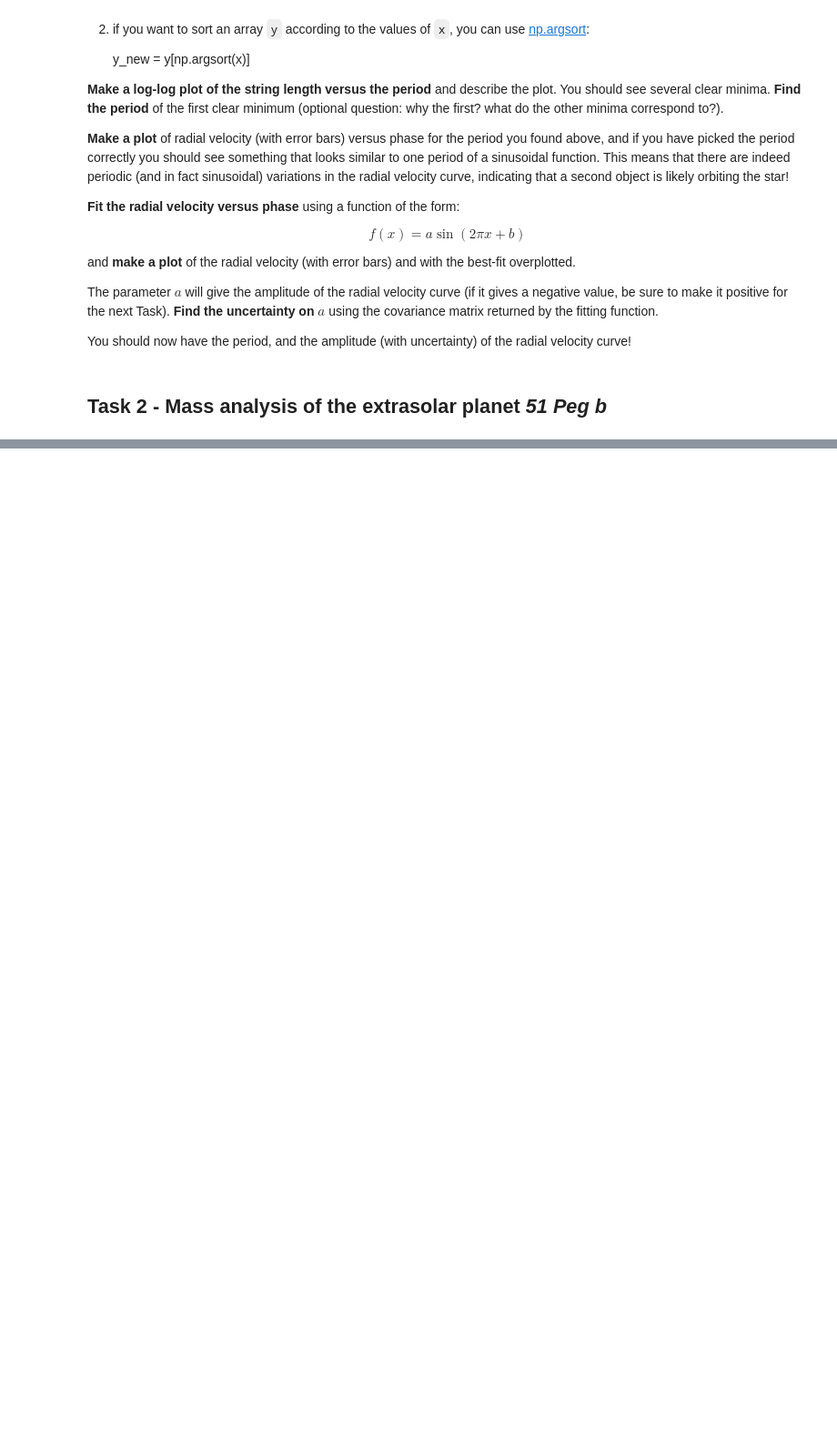
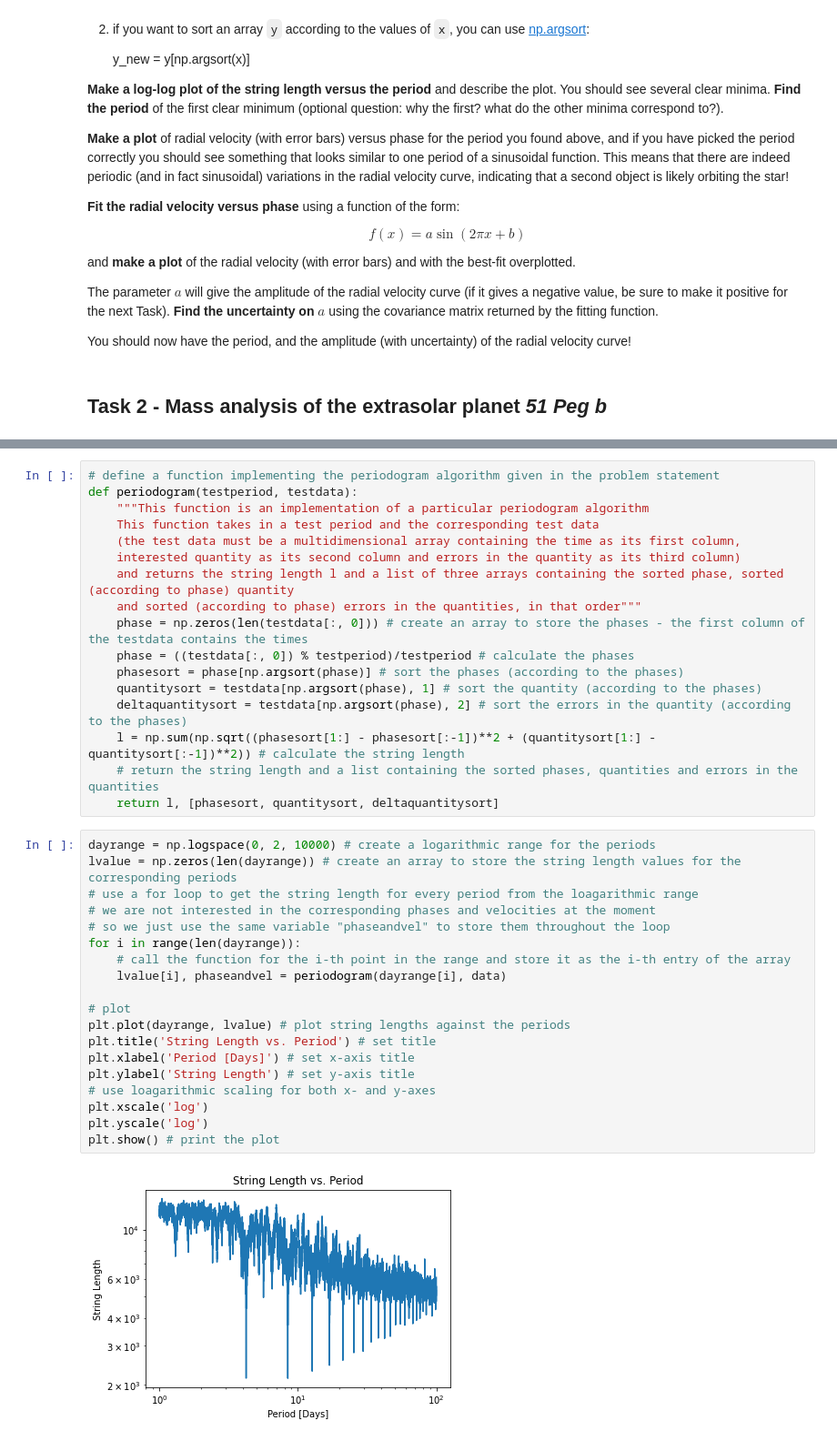
Before and after one commit to smilex555/phys718-hwp, a Jupyter notebook: project4/Project_4_Extrasolar_Planets_students.ipynb, the cells around one changed output, grey strips where cells are left out. Shown at 91% size. Saved outputs shown, nothing was run; the diff lists cells and outputs as text; blank space fills up the shorter version.

```diff
--- a/project4/Project_4_Extrasolar_Planets_students.ipynb
+++ b/project4/Project_4_Extrasolar_Planets_students.ipynb
@@ -147,0 +190,38 @@ data = np.loadtxt("https://raw.githubusercontent.com/terben/Programming_in_Pytho
+# %%
+# define a function implementing the periodogram algorithm given in the problem statement
+def periodogram(testperiod, testdata):
+    """This function is an implementation of a particular periodogram algorithm
+    This function takes in a test period and the corresponding test data
+    (the test data must be a multidimensional array containing the time as its first column,
+    interested quantity as its second column and errors in the quantity as its third column)
+    and returns the string length l and a list of three arrays containing the sorted phase, sorted (according to phase) quantity
+    and sorted (according to phase) errors in the quantities, in that order"""
+    phase = np.zeros(len(testdata[:, 0])) # create an array to store the phases - the first column of the testdata contains the times
+    phase = ((testdata[:, 0]) % testperiod)/testperiod # calculate the phases
+    phasesort = phase[np.argsort(phase)] # sort the phases (according to the phases)
+    quantitysort = testdata[np.argsort(phase), 1] # sort the quantity (according to the phases)
+    deltaquantitysort = testdata[np.argsort(phase), 2] # sort the errors in the quantity (according to the phases)
+    l = np.sum(np.sqrt((phasesort[1:] - phasesort[:-1])**2 + (quantitysort[1:] - quantitysort[:-1])**2)) # calculate the string length
+    # return the string length and a list containing the sorted phases, quantities and errors in the quantities
+    return l, [phasesort, quantitysort, deltaquantitysort]
+# %%
+dayrange = np.logspace(0, 2, 10000) # create a logarithmic range for the periods
+lvalue = np.zeros(len(dayrange)) # create an array to store the string length values for the corresponding periods
+# use a for loop to get the string length for every period from the loagarithmic range
+# we are not interested in the corresponding phases and velocities at the moment
+# so we just use the same variable "phaseandvel" to store them throughout the loop
+for i in range(len(dayrange)):
+    # call the function for the i-th point in the range and store it as the i-th entry of the array
+    lvalue[i], phaseandvel = periodogram(dayrange[i], data)
+
+# plot
+plt.plot(dayrange, lvalue) # plot string lengths against the periods
+plt.title('String Length vs. Period') # set title
+plt.xlabel('Period [Days]') # set x-axis title
+plt.ylabel('String Length') # set y-axis title
+# use loagarithmic scaling for both x- and y-axes
+plt.xscale('log')
+plt.yscale('log')
+plt.show() # print the plot
+# %% [output]
+[figure, added]
```
Also changed, not shown: parts of 28 cells of this notebook.
